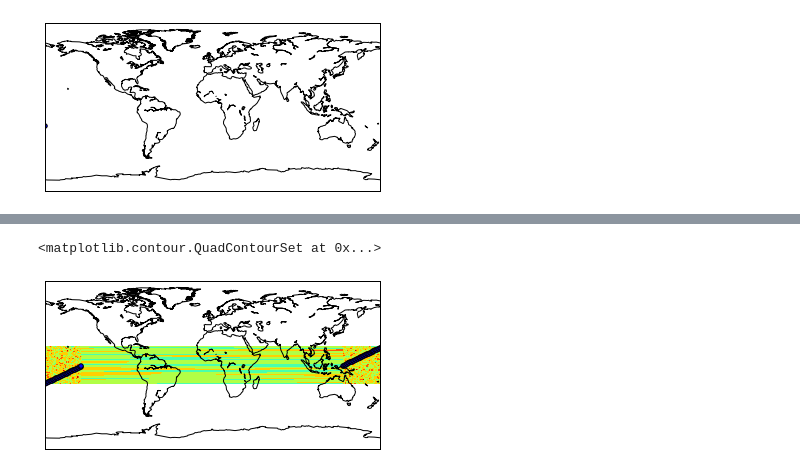
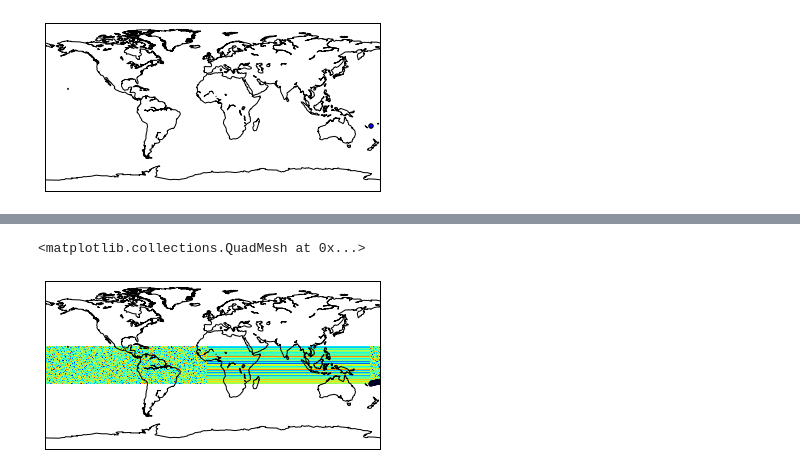
Before and after one commit to guziy/PyNotebooks, a Jupyter notebook: test_scatter_and_shiftdata.ipynb, the cells around one changed output, grey strips where cells are left out. Cells and saved outputs as stored; diff of their text form; code cells hidden in the pictures.

Commit message:
test scatter without shiftdata

```diff
--- a/test_scatter_and_shiftdata.ipynb
+++ b/test_scatter_and_shiftdata.ipynb
@@ -4,5 +4,5 @@ import matplotlib.pyplot as plt
 from mpl_toolkits.basemap import Basemap
 import numpy as np
 # %%
-lons = list(np.arange(-180, -140, 1)) + list(np.arange(140, 185, 1))
+lons = list(np.arange(170, 355, 1))
 lats = np.linspace(-20, 20, len(lons))
@@ -37,14 +34,15 @@ b.scatter(lons[0], lats[0], latlon=True)
 # %%
+# without shiftdata
 
 b.drawcoastlines()
 
 #Scatter
 b.scatter(lons, lats, latlon=True)
 
-lat2d, lon2d = np.meshgrid(lats, lons)
+lon2d, lat2d = np.meshgrid(lons, lats)
 
 data = np.random.randn(*lon2d.shape)
-b.contourf(lon2d, lat2d, data, latlon=True, zorder=-1)
+b.pcolormesh(lon2d, lat2d, data, latlon=True, zorder=-1)
 # %% [output]
-<matplotlib.contour.QuadContourSet at 0x...>
+<matplotlib.collections.QuadMesh at 0x...>
-[figure, old version]
+[figure, new version]
```
Also changed, not shown: parts of 2 cells of this notebook.
